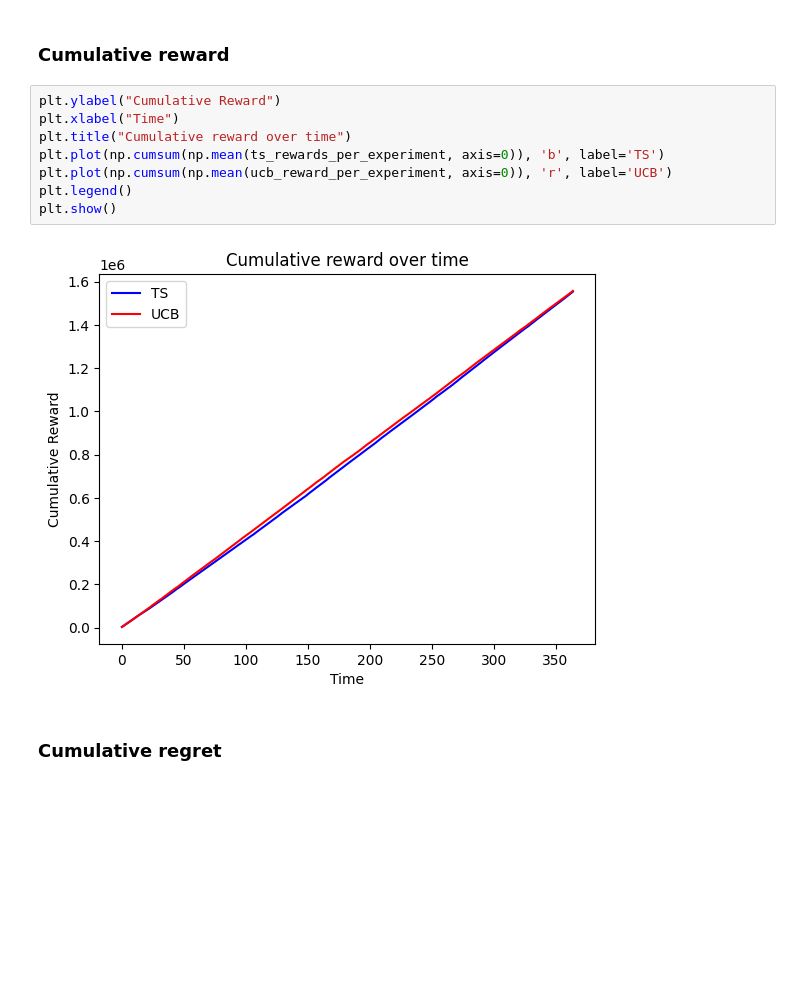
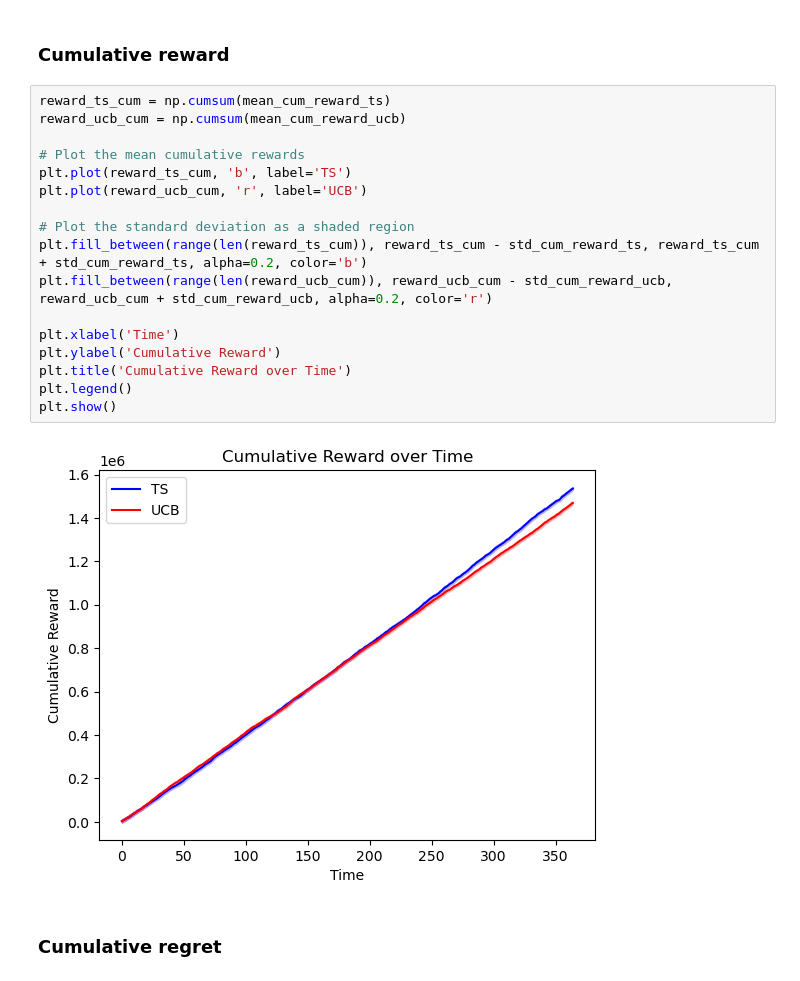
Before and after one commit to MatteoPancini/Online-Pricing-and-Advertising-Optimization-Project, a Jupyter notebook: Project-Pricing-Advertising-2022-2023/1_Learning_for_Pricing_2_Version.ipynb, the cells around one changed output. Drawn from its saved outputs; the diff is of its cells as text; blank space fills up the shorter version.

```diff
--- a/Project-Pricing-Advertising-2022-2023/1_Learning_for_Pricing_2_Version.ipynb
+++ b/Project-Pricing-Advertising-2022-2023/1_Learning_for_Pricing_2_Version.ipynb
@@ -82,14 +89,23 @@ plt.show()
 # %% [markdown]
 ### Cumulative reward
-# %%
-plt.ylabel("Cumulative Reward")
-plt.xlabel("Time")
-plt.title("Cumulative reward over time")
-plt.plot(np.cumsum(np.mean(ts_rewards_per_experiment, axis=0)), 'b', label='TS')
-plt.plot(np.cumsum(np.mean(ucb_reward_per_experiment, axis=0)), 'r', label='UCB')
-plt.legend()
-plt.show()
-# %% [output]
-[figure, removed]
+# %%
+reward_ts_cum = np.cumsum(mean_cum_reward_ts)
+reward_ucb_cum = np.cumsum(mean_cum_reward_ucb)
+
+# Plot the mean cumulative rewards
+plt.plot(reward_ts_cum, 'b', label='TS')
+plt.plot(reward_ucb_cum, 'r', label='UCB')
+
+# Plot the standard deviation as a shaded region
+plt.fill_between(range(len(reward_ts_cum)), reward_ts_cum - std_cum_reward_ts, reward_ts_cum + std_cum_reward_ts, alpha=0.2, color='b')
+plt.fill_between(range(len(reward_ucb_cum)), reward_ucb_cum - std_cum_reward_ucb, reward_ucb_cum + std_cum_reward_ucb, alpha=0.2, color='r')
+
+plt.xlabel('Time')
+plt.ylabel('Cumulative Reward')
+plt.title('Cumulative Reward over Time')
+plt.legend()
+plt.show()
+# %% [output]
+[figure, added]
 # %% [markdown]
 ### Cumulative regret
```
Also changed, not shown: parts of 7 cells of this notebook, 9 other files.
